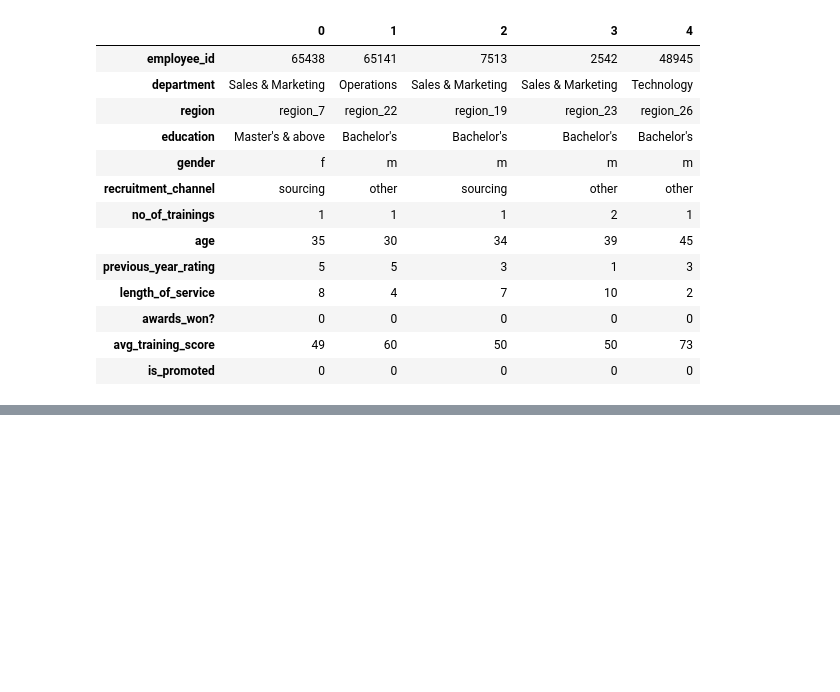
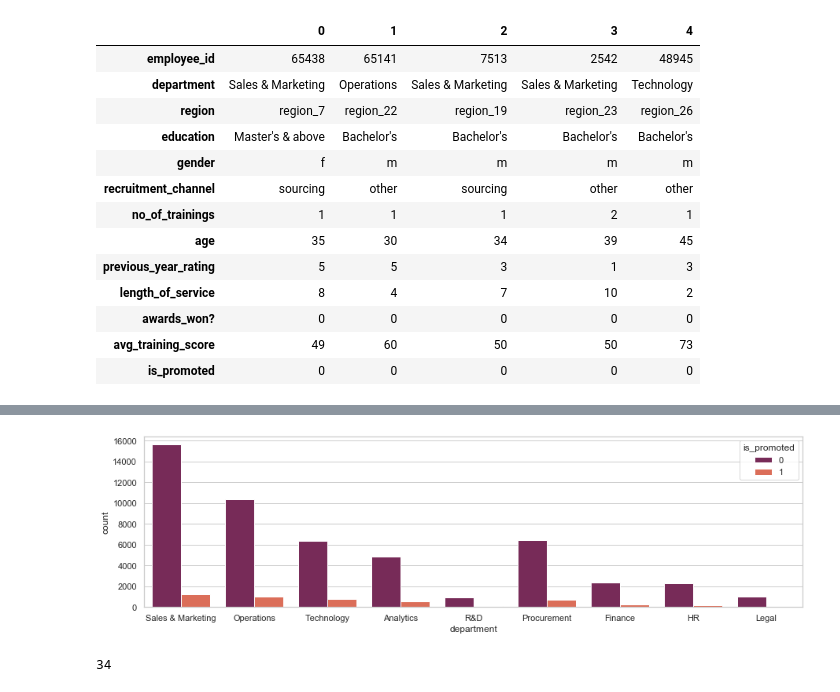
Before and after one commit to raquelcreis/hr_analytics, a Jupyter notebook: notebook.ipynb, the cells around one changed output, grey strips where cells are left out. Drawn from its saved outputs; the diff is of its cells as text; code cells hidden in the pictures; blank space fills up the shorter version.

Commit message:
regions division

```diff
--- a/notebook.ipynb
+++ b/notebook.ipynb
@@ -45,0 +62,13 @@ memory usage: 5.4+ MB
+# %%
+# categorical features - department
+plt.figure(figsize=(15,4))
+ax = sns.countplot(x="department",data=train, palette="rocket",hue="is_promoted")
+sns.set(style="whitegrid")
+plt.show()
+# %% [output]
+[figure, added]
+# %%
+# categorical features - region
+train.region.nunique()
+# %% [output]
+34
```
Also changed, not shown: parts of 10 cells of this notebook.
